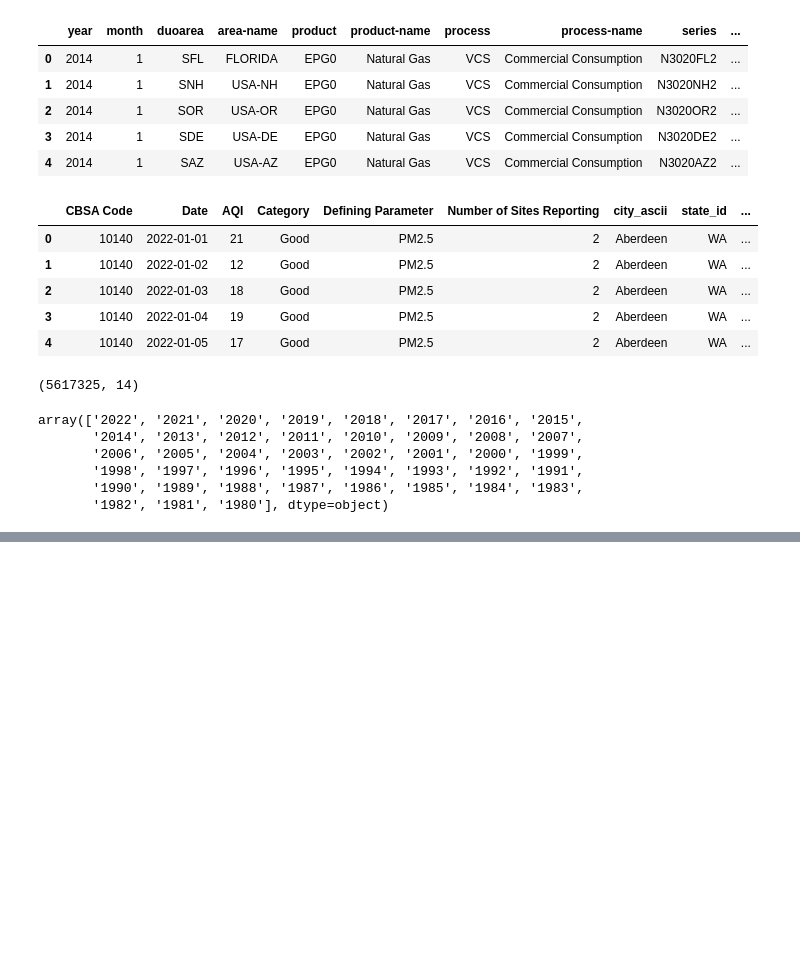
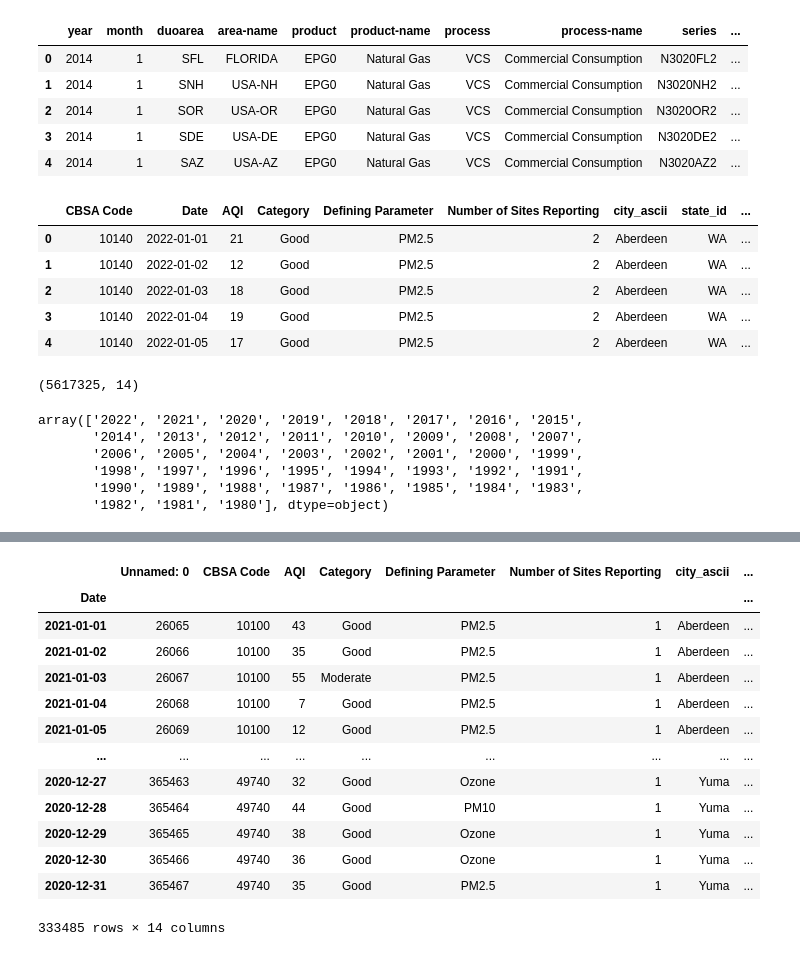
Before and after one commit to JenniferVasquez1/Project-3, a Jupyter notebook: static/Analysis/ETL.ipynb, the cells around one changed output, grey strips where cells are left out. Drawn from its saved outputs; the diff is of its cells as text; code cells hidden in the pictures; blank space fills up the shorter version.

```diff
--- a/static/Analysis/ETL.ipynb
+++ b/static/Analysis/ETL.ipynb
@@ -51,3 +51,7 @@ df[:5]
 | 26069 | 10100 | 2021-01-05 | 12 | Good | PM2.5 | 1 | Aberdeen | SD | ... |
 # %%
 df.to_csv('new_AQI.csv')
+# %%
+df = pd.read_csv('../Resources/new_AQI.csv')
+# %%
+df.set_index('Date',inplace=True)
@@ -53,0 +68,17 @@ df.to_csv('new_AQI.csv')
+# %%
+df
+# %% [output]
+|  | Unnamed: 0 | CBSA Code | AQI | Category | Defining Parameter | Number of Sites Reporting | city_ascii | ... |
+| Date |  |  |  |  |  |  |  | ... |
+| 2021-01-01 | 26065 | 10100 | 43 | Good | PM2.5 | 1 | Aberdeen | ... |
+| 2021-01-02 | 26066 | 10100 | 35 | Good | PM2.5 | 1 | Aberdeen | ... |
+| 2021-01-03 | 26067 | 10100 | 55 | Moderate | PM2.5 | 1 | Aberdeen | ... |
+| 2021-01-04 | 26068 | 10100 | 7 | Good | PM2.5 | 1 | Aberdeen | ... |
+| 2021-01-05 | 26069 | 10100 | 12 | Good | PM2.5 | 1 | Aberdeen | ... |
+| ... | ... | ... | ... | ... | ... | ... | ... | ... |
+| 2020-12-27 | 365463 | 49740 | 32 | Good | Ozone | 1 | Yuma | ... |
+| 2020-12-28 | 365464 | 49740 | 44 | Good | PM10 | 1 | Yuma | ... |
+| 2020-12-29 | 365465 | 49740 | 38 | Good | Ozone | 1 | Yuma | ... |
+| 2020-12-30 | 365466 | 49740 | 36 | Good | Ozone | 1 | Yuma | ... |
+| 2020-12-31 | 365467 | 49740 | 35 | Good | PM2.5 | 1 | Yuma | ... |
+333485 rows × 14 columns
```
Also changed, not shown: parts of 5 cells of this notebook, 1 other file.
